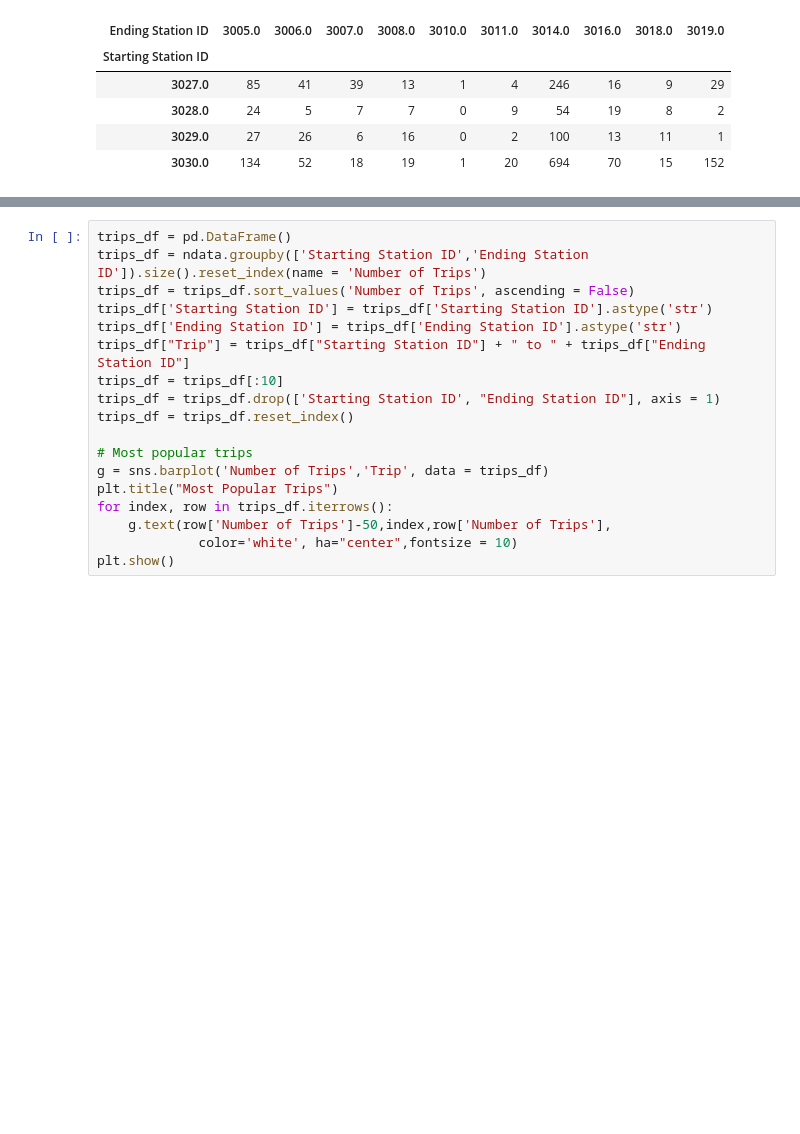
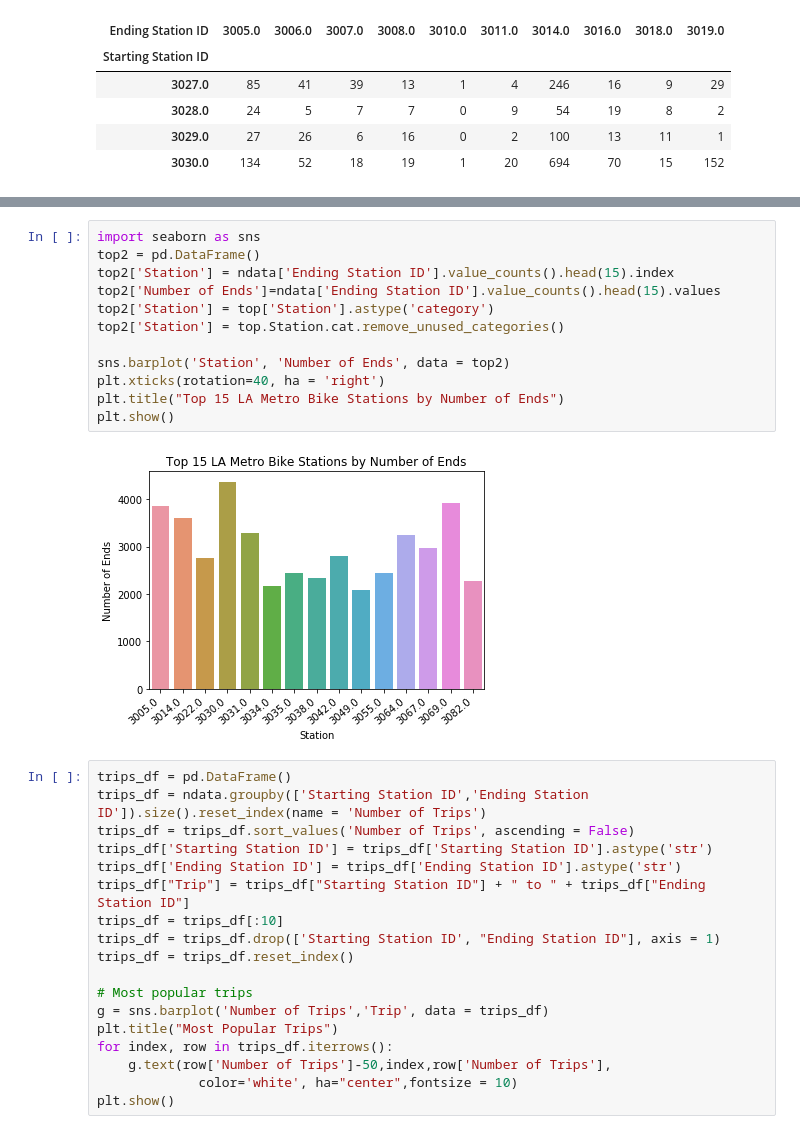
Before and after one commit to yyul10/LA_metro_bike_relocation, a Jupyter notebook: LA_metro_bike-relocation.ipynb, the cells around one changed output, grey strips where cells are left out. Drawn from its saved outputs; the diff is of its cells as text; blank space fills up the shorter version.

```diff
--- a/LA_metro_bike-relocation.ipynb
+++ b/LA_metro_bike-relocation.ipynb
@@ -120,3 +120,17 @@ plt.show()
+# %%
+import seaborn as sns
+top2 = pd.DataFrame()
+top2['Station'] = ndata['Ending Station ID'].value_counts().head(15).index
+top2['Number of Ends']=ndata['Ending Station ID'].value_counts().head(15).values
+top2['Station'] = top['Station'].astype('category')
+top2['Station'] = top.Station.cat.remove_unused_categories()
+
+sns.barplot('Station', 'Number of Ends', data = top2)
+plt.xticks(rotation=40, ha = 'right')
+plt.title("Top 15 LA Metro Bike Stations by Number of Ends")
+plt.show()
+# %% [output]
+[figure, added]
 # %%
 trips_df = pd.DataFrame()
 trips_df = ndata.groupby(['Starting Station ID','Ending Station ID']).size().reset_index(name = 'Number of Trips')
```
Also changed, not shown: parts of 1 cell of this notebook.
